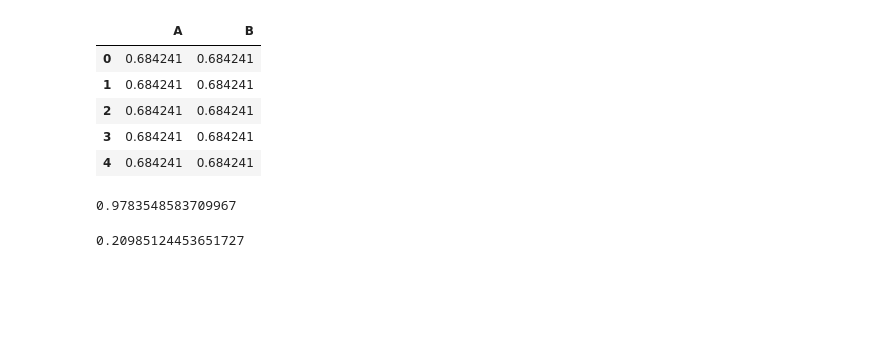
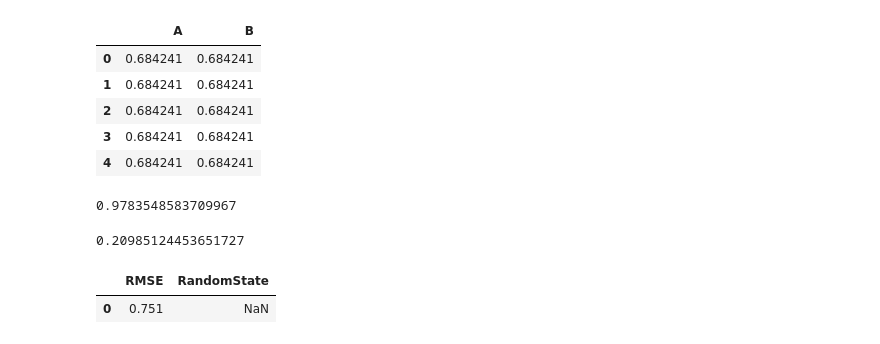
Before and after one commit to ChrisHarvey21/HABs, a Jupyter notebook: HABs.ipynb, the cells around one changed output. Saved outputs shown, nothing was run; the diff lists cells and outputs as text; code cells hidden in the pictures; blank space fills up the shorter version.

```diff
--- a/HABs.ipynb
+++ b/HABs.ipynb
@@ -365,37 +485,36 @@ random.random()
 # %% [output]
 0.20985124453651727
 # %%
-#Create features vs target
-import pandas as pd
-from random import randint
+#find the RandomState that creates the minimum RMSE
 
 #create the data frame
-df = pd.DataFrame(columns=['RMSE'])
-for i in range(500): #add 5 rows of data
-
+df = pd.DataFrame(columns=['RMSE','RandomState'])
+for i in range(1):
   x = dataset.drop('severity', axis = 1) # Features
   y = dataset['severity']  # Target
 
 # Splitting into training and testing (80/20)
-  x_train, x_test, y_train, y_test = train_test_split(x, y, test_size = 0.2)
+  x_train, x_test, y_train, y_test = train_test_split(x, y, test_size = 0.2, random_state=99714178)
 
 # Random Forest Regression with 10 decision trees
-  model = RandomForestRegressor(n_estimators = 10)
+  random.seed(A)
+  model = RandomForestRegressor(n_estimators = 10, random_state=99714178)
 
 # Fitting the Random Forest Regression model to the data
   model.fit(x_train, y_train)
 
 # Predicting the target values of the test set
   y_pred = model.predict(x_test)
 
 # RMSE (Root Mean Square Error)
   rmse = float(format(np.sqrt(mean_squared_error(y_test, y_pred)),'.3f'))
   df.loc[i, ['RMSE']] = rmse
 
-
 #Plot results
 import pandas as pd
 import matplotlib.pyplot as plt
 df = pd.DataFrame(df)
-df.plot()
-plt.show()
+df
+# %% [output]
+|  | RMSE | RandomState |
+| 0 | 0.751 | NaN |
```
Also changed, not shown: parts of 13 cells of this notebook.
